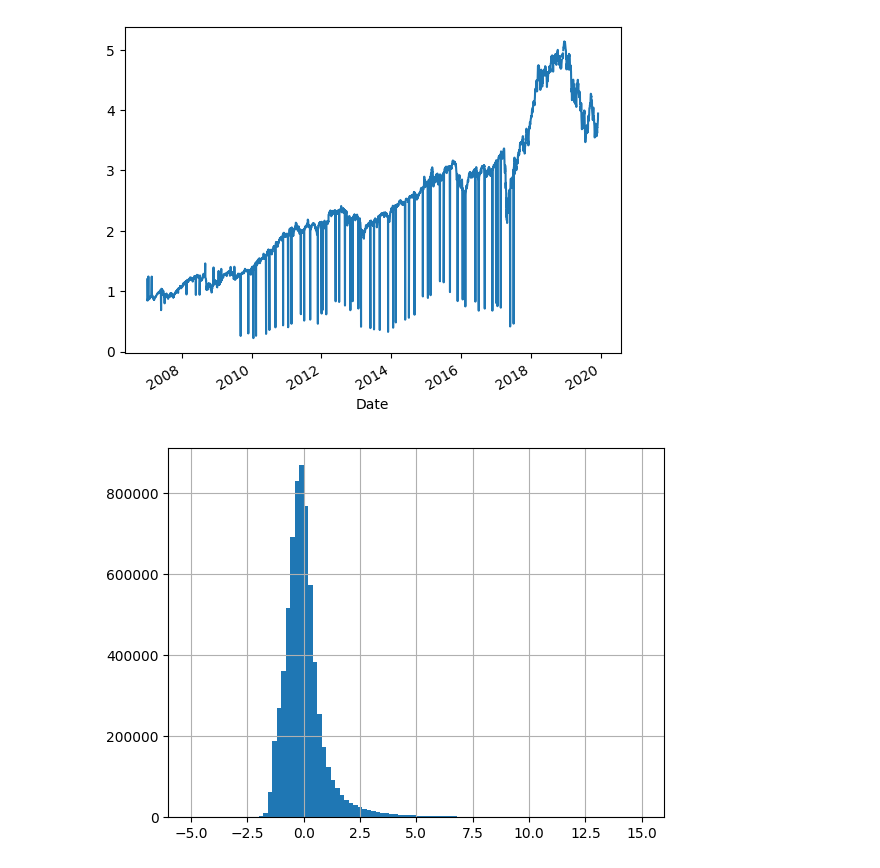
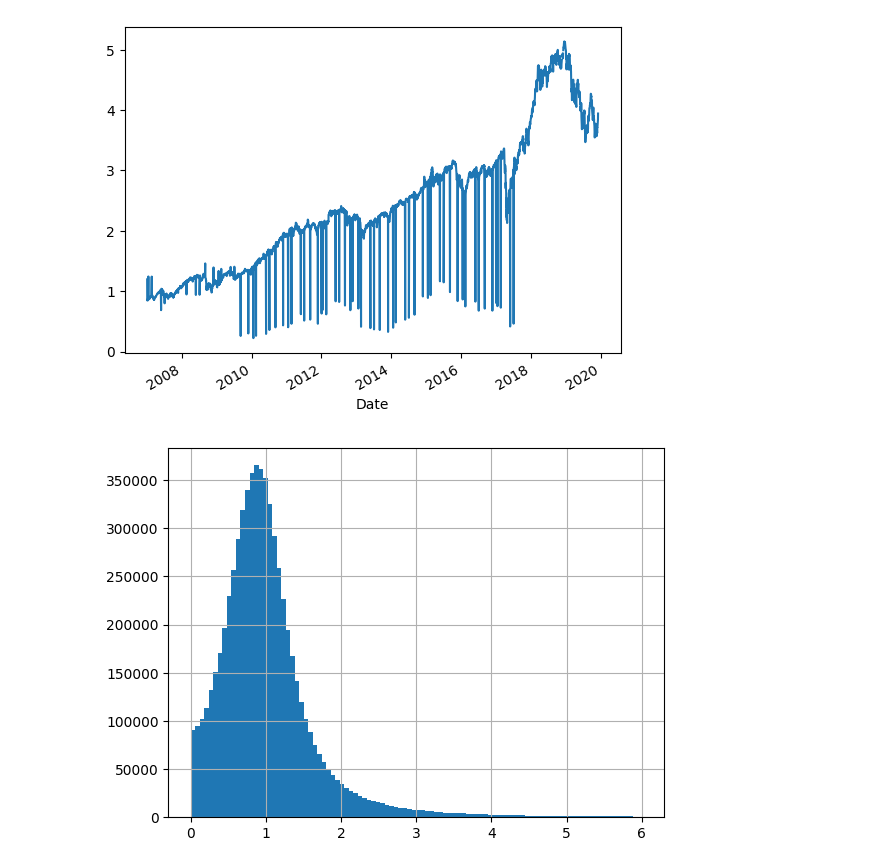
Before and after one commit to dllllb/finexp, a Jupyter notebook: basepred.ipynb, the cells around one changed output. Saved outputs shown, nothing was run; the diff lists cells and outputs as text; code cells hidden in the pictures.

```diff
--- a/basepred.ipynb
+++ b/basepred.ipynb
@@ -48,9 +48,9 @@ future.groupby('Date').scaling_c.mean().plot();
 # %%
 prices_t = prices_c.join(future[['scaling_c', 'index_scaling_c']], how='inner', rsuffix='_future')
 prices_t = prices_t.dropna(subset='scaling_c_future')
-prices_t['alpha'] = (prices_t.scaling_c_future / prices_t.scaling_c) - (prices_t.index_scaling_c_future / prices_t.index_scaling_c)
+prices_t['alpha'] = (prices_t.scaling_c_future / prices_t.scaling_c) / (prices_t.index_scaling_c_future / prices_t.index_scaling_c)
 # %%
-prices_t.alpha.hist(range=[-5, 15], bins=100);
+prices_t.alpha.hist(range=[0, 6], bins=100);
 # %% [output]
-[figure, old version]
+[figure, new version]
 # %%
```
Also changed, not shown: parts of 7 cells of this notebook.
